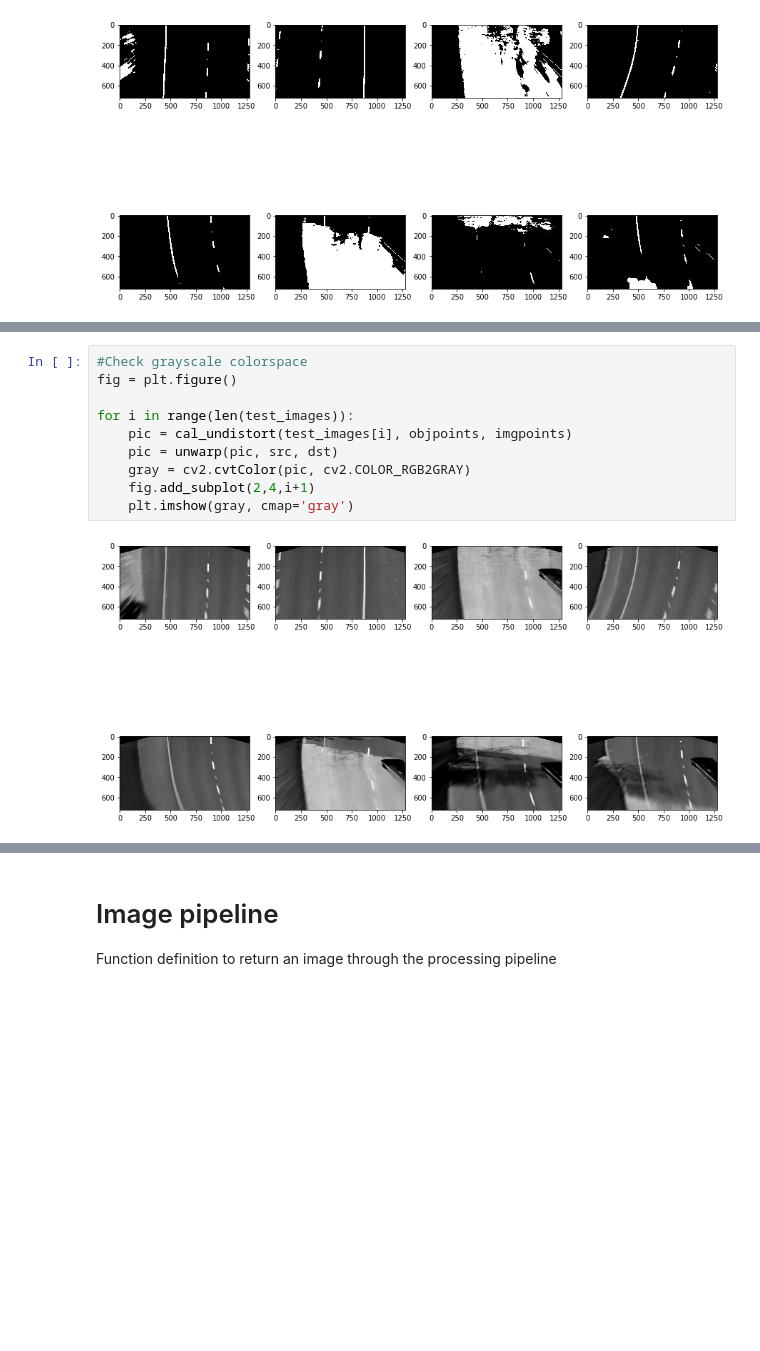
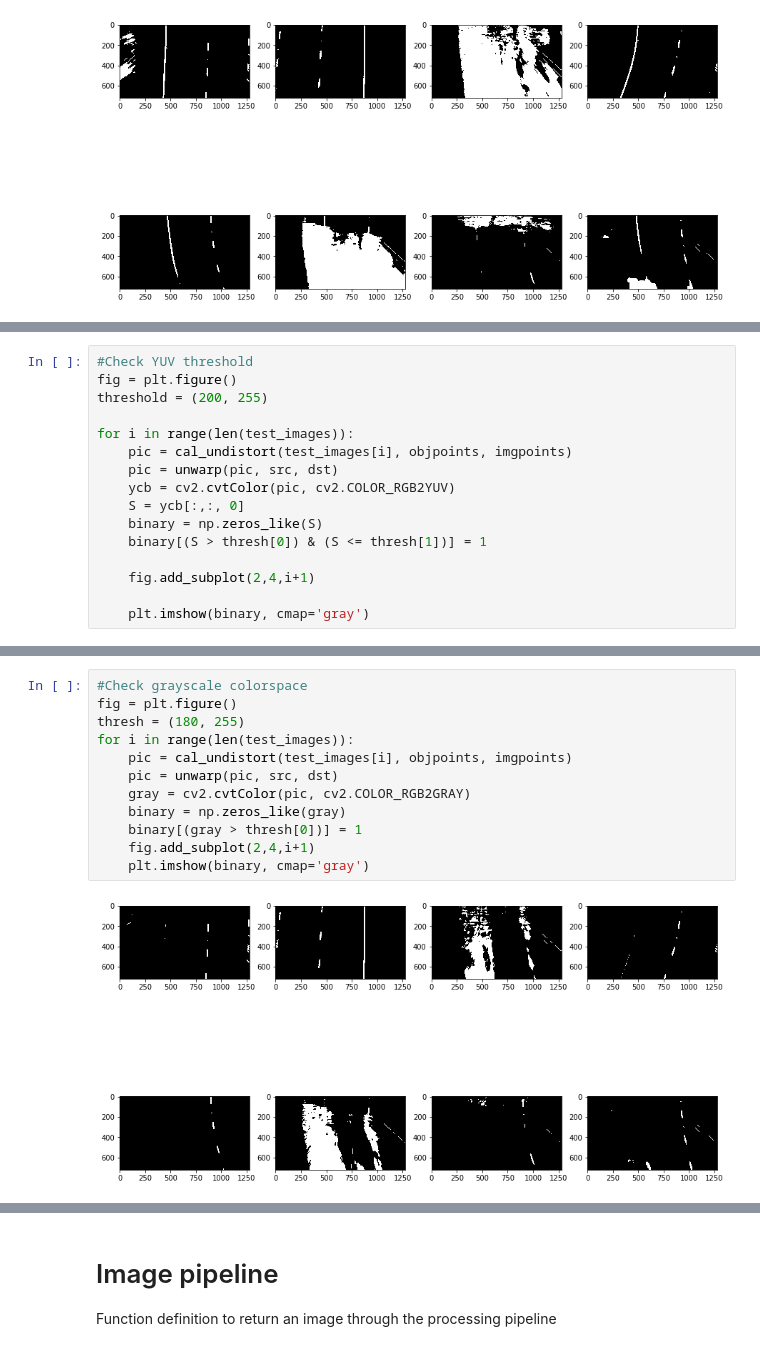
Before and after one commit to lhyleonghuiyu/CarND-Advanced-Lane-Lines, a Jupyter notebook: Project.ipynb, the cells around one changed output, grey strips where cells are left out. Cells and saved outputs as stored; diff of their text form; blank space fills up the shorter version.

```diff
--- a/Project.ipynb
+++ b/Project.ipynb
@@ -192,3 +199,19 @@ for i in range(len(test_images)):
     plt.imshow(binary, cmap='gray')
 # %% [output]
 [figure]
+# %%
+#Check YUV threshold
+fig = plt.figure()
+threshold = (200, 255)
+
+for i in range(len(test_images)):
+    pic = cal_undistort(test_images[i], objpoints, imgpoints)
+    pic = unwarp(pic, src, dst)
+    ycb = cv2.cvtColor(pic, cv2.COLOR_RGB2YUV)
+    S = ycb[:,:, 0]
+    binary = np.zeros_like(S)
+    binary[(S > thresh[0]) & (S <= thresh[1])] = 1
+
+    fig.add_subplot(2,4,i+1)
+
+    plt.imshow(binary, cmap='gray')
@@ -195,12 +220,14 @@ for i in range(len(test_images)):
 # %%
 #Check grayscale colorspace
 fig = plt.figure()
-
+thresh = (180, 255)
 for i in range(len(test_images)):
     pic = cal_undistort(test_images[i], objpoints, imgpoints)
     pic = unwarp(pic, src, dst)
     gray = cv2.cvtColor(pic, cv2.COLOR_RGB2GRAY)
+    binary = np.zeros_like(gray)
+    binary[(gray > thresh[0])] = 1
     fig.add_subplot(2,4,i+1)
-    plt.imshow(gray, cmap='gray')
+    plt.imshow(binary, cmap='gray')
 # %% [output]
-[figure, old version]
+[figure, new version]
```
Also changed, not shown: parts of 10 cells of this notebook.
